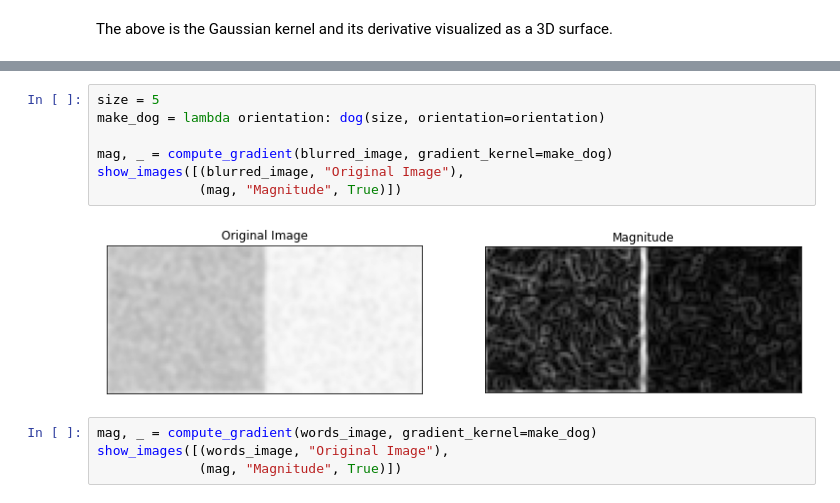
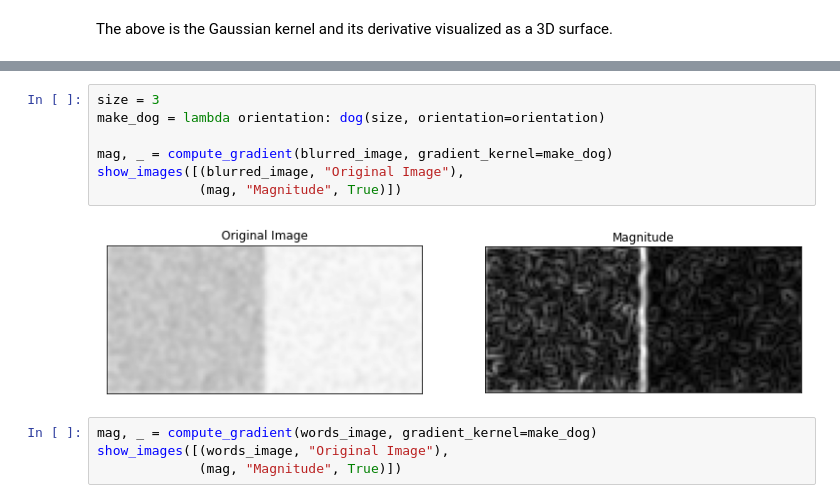
Before and after one commit to 0WN463/wellspring, a Jupyter notebook: computer-vision/gradients_and_edges.ipynb, the cells around one changed output, grey strips where cells are left out. Cells and saved outputs as stored; diff of their text form.

```diff
--- a/computer-vision/gradients_and_edges.ipynb
+++ b/computer-vision/gradients_and_edges.ipynb
@@ -454,12 +456,12 @@ def dog(size, sigma=1, gradient_filter=prewitt, orientation=Orientation.horizont
 # %%
-size = 5
+size = 3
 make_dog = lambda orientation: dog(size, orientation=orientation)
 
 mag, _ = compute_gradient(blurred_image, gradient_kernel=make_dog)
 show_images([(blurred_image, "Original Image"),
              (mag, "Magnitude", True)])
 # %% [output]
-[figure, old version]
+[figure, new version]
 # %%
 mag, _ = compute_gradient(words_image, gradient_kernel=make_dog)
 show_images([(words_image, "Original Image"),
```
Also changed, not shown: parts of 9 cells of this notebook, 2 other files.
